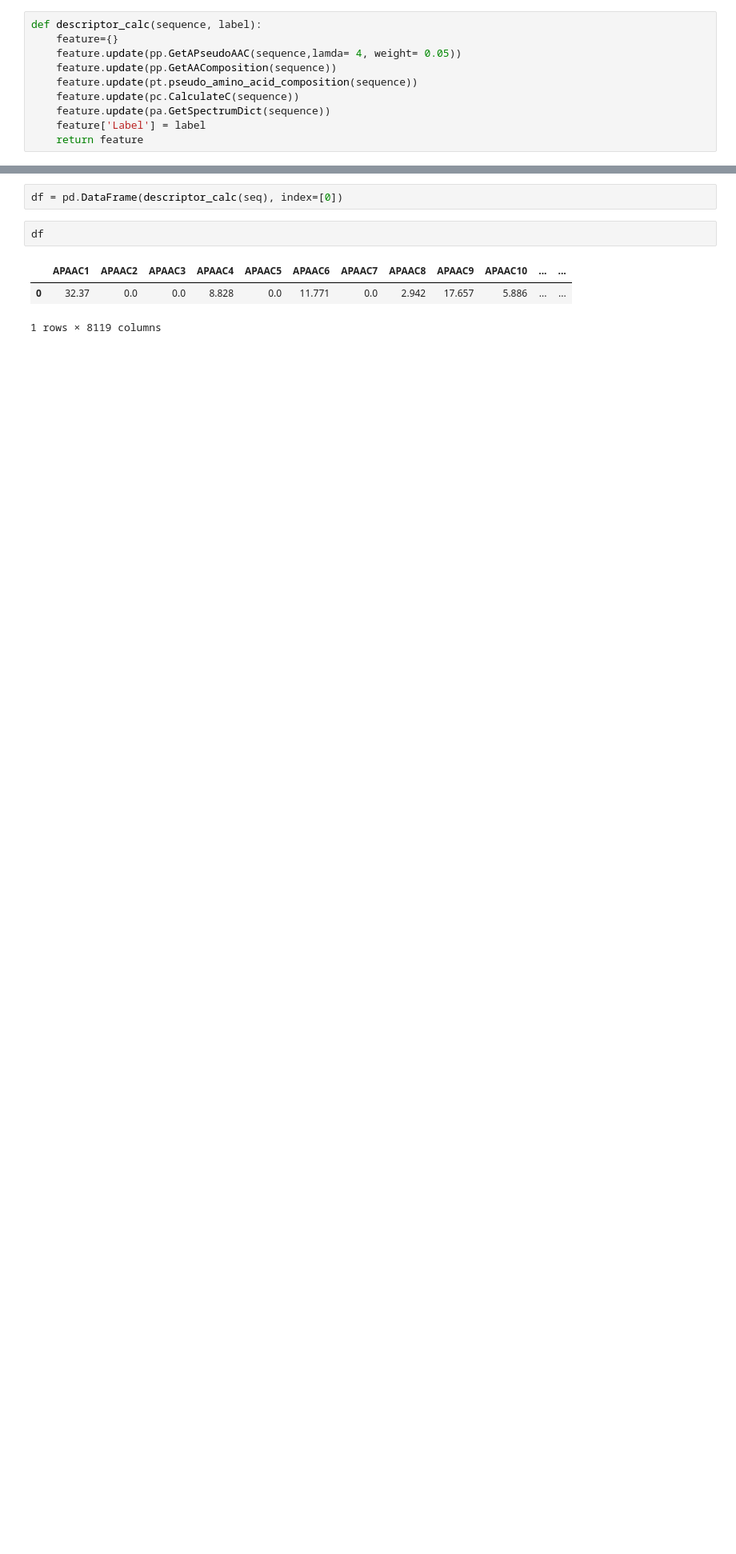
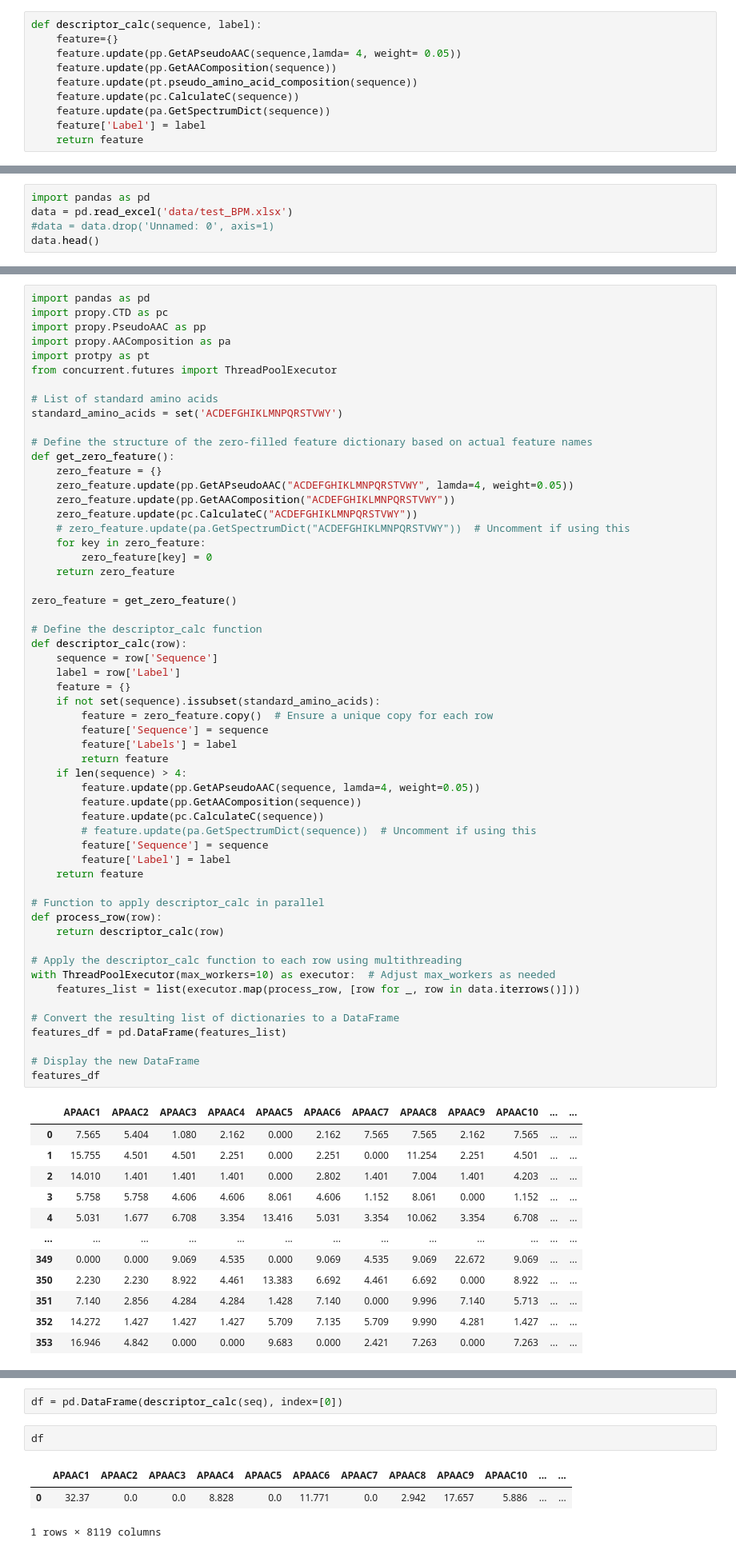
Before and after one commit to SanjeevM2004/BT3040-TPA, a Jupyter notebook: AIBD_Project_Features_V1.ipynb, the cells around one changed output, grey strips where cells are left out. Shown at 80% size. Saved outputs shown, nothing was run; the diff lists cells and outputs as text; blank space fills up the shorter version.

```diff
--- a/AIBD_Project_Features_V1.ipynb
+++ b/AIBD_Project_Features_V1.ipynb
@@ -227,0 +230,5 @@ features_df.to_excel('data/Dataset_extracted.xlsx')
+# %%
+import pandas as pd
+data = pd.read_excel('data/test_BPM.xlsx')
+#data = data.drop('Unnamed: 0', axis=1)
+data.head()
@@ -227,0 +242,69 @@ features_df.to_excel('data/Dataset_extracted.xlsx')
+# %%
+import pandas as pd
+import propy.CTD as pc
+import propy.PseudoAAC as pp
+import propy.AAComposition as pa
+import protpy as pt
+from concurrent.futures import ThreadPoolExecutor
+
+# List of standard amino acids
+standard_amino_acids = set('ACDEFGHIKLMNPQRSTVWY')
+
+# Define the structure of the zero-filled feature dictionary based on actual feature names
+def get_zero_feature():
+    zero_feature = {}
+    zero_feature.update(pp.GetAPseudoAAC("ACDEFGHIKLMNPQRSTVWY", lamda=4, weight=0.05))
+    zero_feature.update(pp.GetAAComposition("ACDEFGHIKLMNPQRSTVWY"))
+    zero_feature.update(pc.CalculateC("ACDEFGHIKLMNPQRSTVWY"))
+    # zero_feature.update(pa.GetSpectrumDict("ACDEFGHIKLMNPQRSTVWY"))  # Uncomment if using this
+    for key in zero_feature:
+        zero_feature[key] = 0
+    return zero_feature
+
+zero_feature = get_zero_feature()
+
+# Define the descriptor_calc function
+def descriptor_calc(row):
+    sequence = row['Sequence']
+    label = row['Label']
+    feature = {}
+    if not set(sequence).issubset(standard_amino_acids):
+        feature = zero_feature.copy()  # Ensure a unique copy for each row
+        feature['Sequence'] = sequence
+        feature['Labels'] = label
+        return feature
+    if len(sequence) > 4:
+        feature.update(pp.GetAPseudoAAC(sequence, lamda=4, weight=0.05))
+        feature.update(pp.GetAAComposition(sequence))
+        feature.update(pc.CalculateC(sequence))
+        # feature.update(pa.GetSpectrumDict(sequence))  # Uncomment if using this
+        feature['Sequence'] = sequence
+        feature['Label'] = label
+    return feature
+
+# Function to apply descriptor_calc in parallel
+def process_row(row):
+    return descriptor_calc(row)
+
+# Apply the descriptor_calc function to each row using multithreading
+with ThreadPoolExecutor(max_workers=10) as executor:  # Adjust max_workers as needed
+    features_list = list(executor.map(process_row, [row for _, row in data.iterrows()]))
+
+# Convert the resulting list of dictionaries to a DataFrame
+features_df = pd.DataFrame(features_list)
+
+# Display the new DataFrame
+features_df
+# %% [output]
+|  | APAAC1 | APAAC2 | APAAC3 | APAAC4 | APAAC5 | APAAC6 | APAAC7 | APAAC8 | APAAC9 | APAAC10 | ... | ... |
+| 0 | 7.565 | 5.404 | 1.080 | 2.162 | 0.000 | 2.162 | 7.565 | 7.565 | 2.162 | 7.565 | ... | ... |
+| 1 | 15.755 | 4.501 | 4.501 | 2.251 | 0.000 | 2.251 | 0.000 | 11.254 | 2.251 | 4.501 | ... | ... |
+| 2 | 14.010 | 1.401 | 1.401 | 1.401 | 0.000 | 2.802 | 1.401 | 7.004 | 1.401 | 4.203 | ... | ... |
+| 3 | 5.758 | 5.758 | 4.606 | 4.606 | 8.061 | 4.606 | 1.152 | 8.061 | 0.000 | 1.152 | ... | ... |
+| 4 | 5.031 | 1.677 | 6.708 | 3.354 | 13.416 | 5.031 | 3.354 | 10.062 | 3.354 | 6.708 | ... | ... |
+| ... | ... | ... | ... | ... | ... | ... | ... | ... | ... | ... | ... | ... |
+| 349 | 0.000 | 0.000 | 9.069 | 4.535 | 0.000 | 9.069 | 4.535 | 9.069 | 22.672 | 9.069 | ... | ... |
+| 350 | 2.230 | 2.230 | 8.922 | 4.461 | 13.383 | 6.692 | 4.461 | 6.692 | 0.000 | 8.922 | ... | ... |
+| 351 | 7.140 | 2.856 | 4.284 | 4.284 | 1.428 | 7.140 | 0.000 | 9.996 | 7.140 | 5.713 | ... | ... |
+| 352 | 14.272 | 1.427 | 1.427 | 1.427 | 5.709 | 7.135 | 5.709 | 9.990 | 4.281 | 1.427 | ... | ... |
+| 353 | 16.946 | 4.842 | 0.000 | 0.000 | 9.683 | 0.000 | 2.421 | 7.263 | 0.000 | 7.263 | ... | ... |
```
Also changed, not shown: parts of 6 cells of this notebook, 19 other files.
